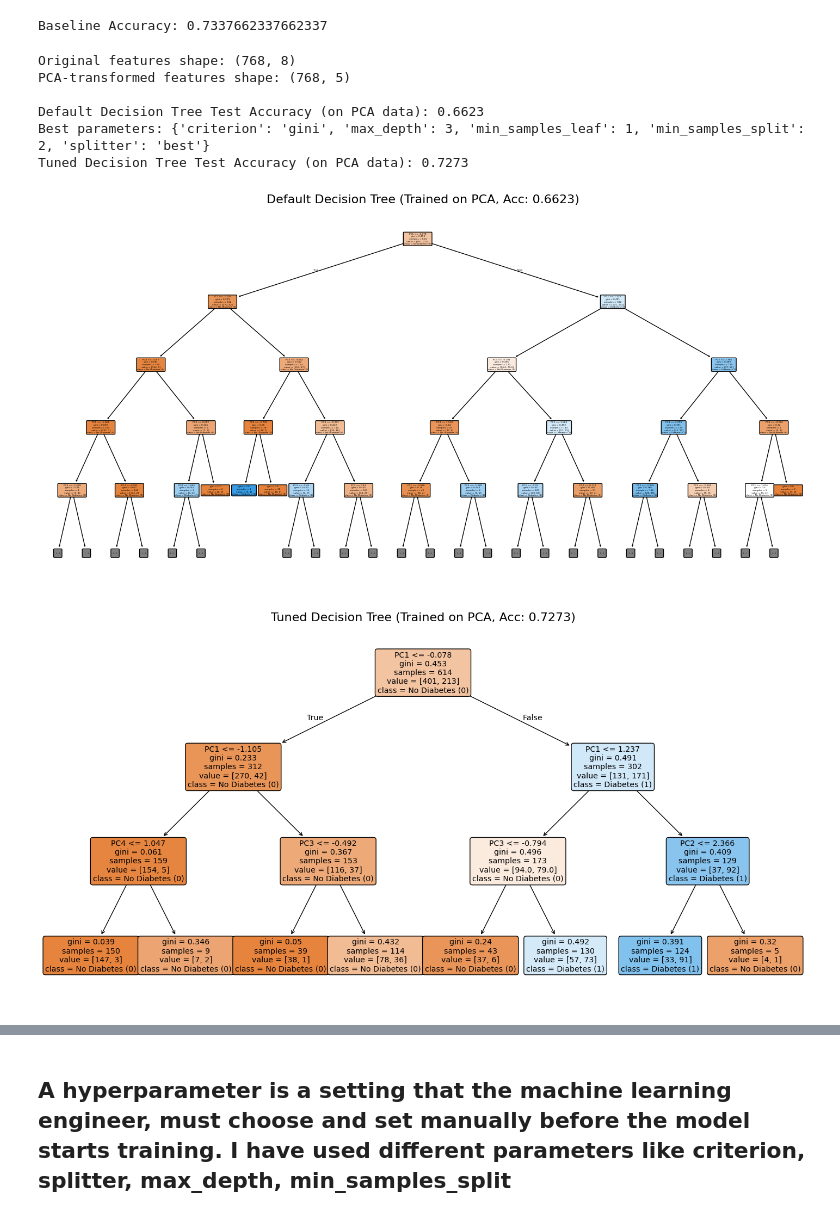
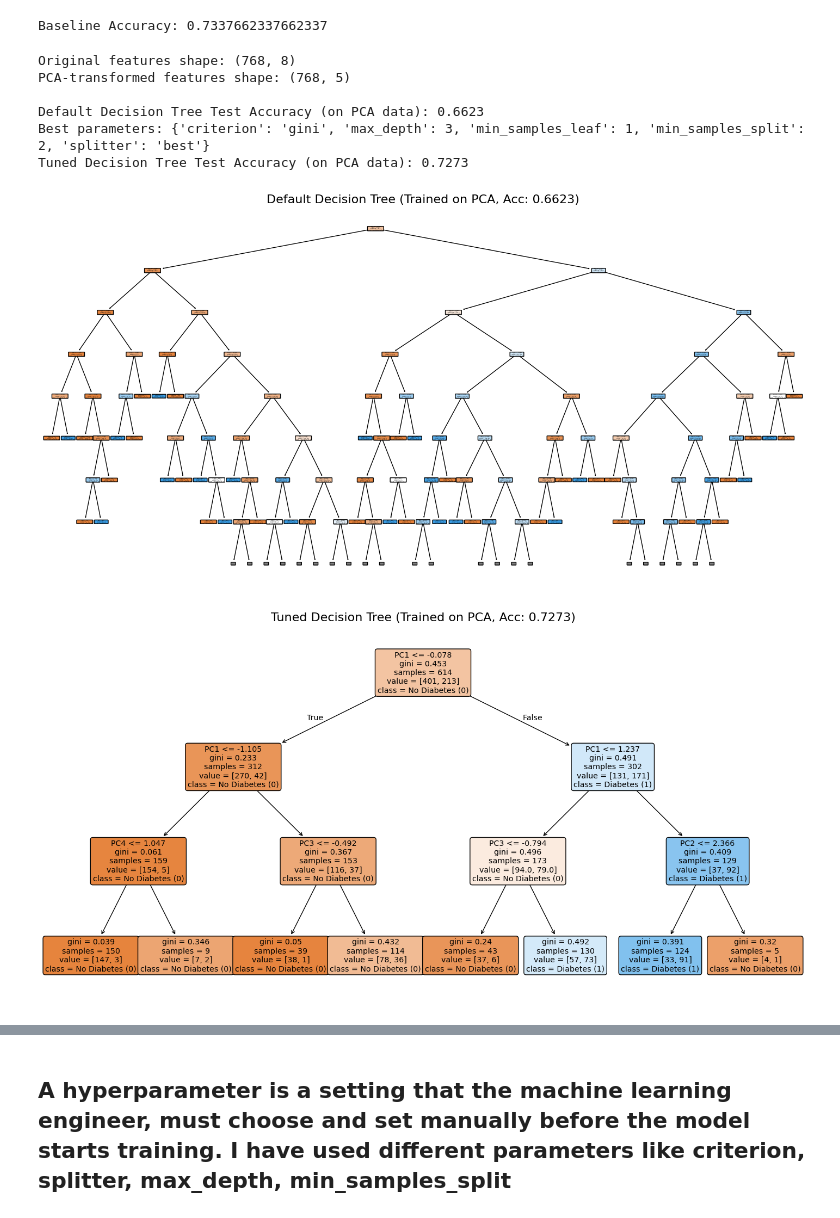
Before and after one commit to Priyanshu27083/ML_lab, a Jupyter notebook: ML_assignment_2.ipynb, the cells around one changed output, grey strips where cells are left out. Saved outputs shown, nothing was run; the diff lists cells and outputs as text; code cells hidden in the pictures.

```diff
--- a/ML_assignment_2.ipynb
+++ b/ML_assignment_2.ipynb
@@ -129,38 +129,38 @@ plot_tree(
     feature_names=pca_feature_names,
     class_names=class_names,
     rounded=True,
-    max_depth=4 # Limit depth for clear visualization
+    max_depth=7 # Limit depth for clear visualization
 )
 plt.title(f"Default Decision Tree (Trained on PCA, Acc: {default_acc:.4f})", fontsize=16)
 plt.show()
 
 ## Decision Tree after tuning (Best Model)
 plt.figure(figsize=(18, 9))
 plot_tree(
     best_model,
     filled=True,
     feature_names=pca_feature_names,
     class_names=class_names,
     rounded=True,
-    max_depth=3 # Limit depth for clear visualization
+    max_depth=5 # Limit depth for clear visualization
 )
 plt.title(f"Tuned Decision Tree (Trained on PCA, Acc: {tuned_acc:.4f})", fontsize=16)
 plt.show()
 
 # --- 8. Accuracy Comparison ---
 plt.figure(figsize=(8, 5))
-plt.bar(['Default PCA', 'Tuned PCA'],
+plt.bar(['Default Decision Tree', 'Tuned Decision Tree'],
         [default_acc, tuned_acc],
         color=['red', 'green'])
 plt.ylabel('Accuracy')
 plt.title('Default vs. Tuned Model on PCA-Transformed Data')
 plt.show()
 # %% [output]
 Original features shape: (768, 8)
 PCA-transformed features shape: (768, 5)
 
 Default Decision Tree Test Accuracy (on PCA data): 0.6623
 Best parameters: {'criterion': 'gini', 'max_depth': 3, 'min_samples_leaf': 1, 'min_samples_split': 2, 'splitter': 'best'}
 Tuned Decision Tree Test Accuracy (on PCA data): 0.7273
-[figure, old version]
+[figure, new version]
 [figure]
```
Also changed, not shown: parts of 7 cells of this notebook.
